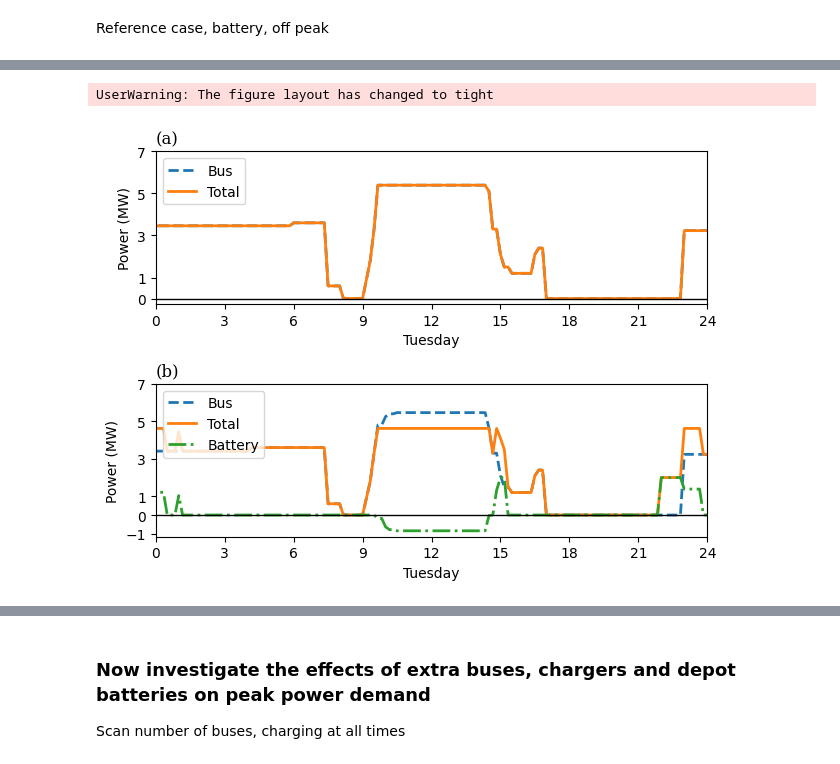
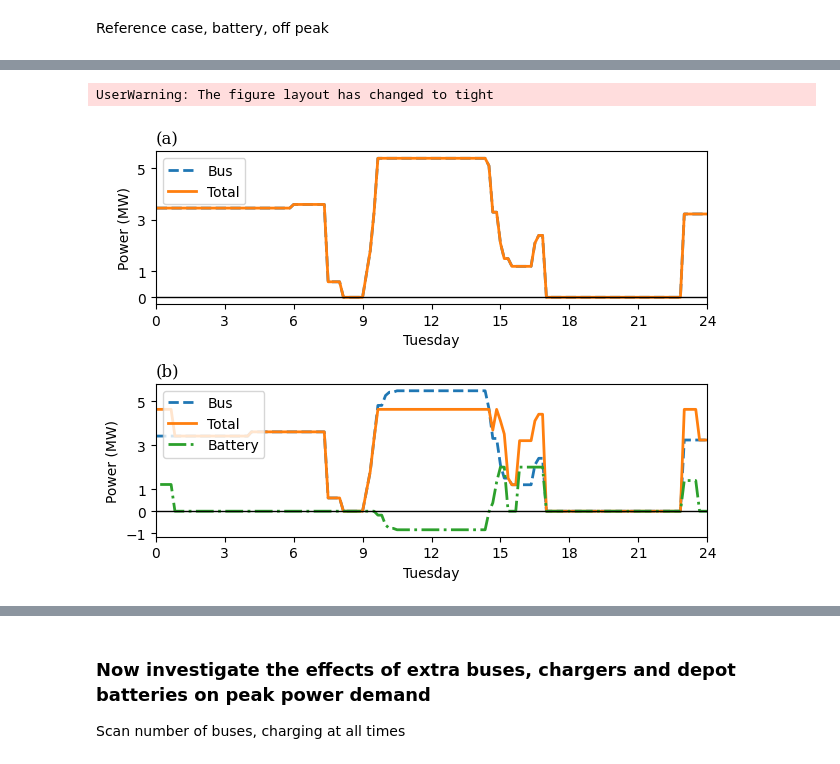
Before and after one commit to bsgip/RouteZero, a Jupyter notebook: scripts/npj_paper-Belconnen.ipynb, the cells around one changed output, grey strips where cells are left out. Drawn from its saved outputs; the diff is of its cells as text; code cells hidden in the pictures.

```diff
--- a/scripts/npj_paper-Belconnen.ipynb
+++ b/scripts/npj_paper-Belconnen.ipynb
@@ -571,10 +573,12 @@ Reference case, no battery, off peak only charging
 battery = copy.deepcopy(no_battery_specs)
 chargers = copy.deepcopy(charger_specs)
 
+
 problem = General_problem(trips_data, ec_total, bus, chargers, grid_limit=grid_limit, Q=Q, R=R,
                           start_charge=START_CHARGE, final_charge=FINAL_CHARGE, deadhead=DEADHEAD,
                           resolution=RESOLUTION, min_charge_time=MIN_CHARGE_TIME,
-                          reserve=RESERVE, battery=battery, windows=off_peak)
+                          reserve=RESERVE, battery=battery, windows=off_peak,
+                          restrict_onsite=True)
 
 t1 = time.time()
 results = problem.solve()
@@ -619,7 +623,8 @@ chargers = copy.deepcopy(charger_specs)
 problem = General_problem(trips_data, ec_total, bus, chargers, grid_limit=grid_limit, Q=Q, R=R,
                           start_charge=START_CHARGE, final_charge=FINAL_CHARGE, deadhead=DEADHEAD,
                           resolution=RESOLUTION, min_charge_time=MIN_CHARGE_TIME,
-                          reserve=RESERVE, battery=battery, windows=off_peak)
+                          reserve=RESERVE, battery=battery, windows=off_peak,
+                          restrict_onsite=True)
 
 t1 = time.time()
 results = problem.solve()
@@ -669,36 +674,36 @@ xlabels = ['0','3','6','9','12','15','18','21','24']
 
 
 plt.subplot(2, 1, 1)
 plt.plot(times / 60, off_peak_no_battery_charging/1000, '--', label='Bus', linewidth=2)
 plt.plot(times / 60, off_peak_no_battery/1000, '-', label='Total', linewidth=2)
 # plt.title('Grid power needed for charging')
 plt.xlabel('Tuesday')
 plt.ylabel('Power (MW)')
 plt.xticks(ticks=xticks, labels=xlabels)
-plt.yticks(ticks=[0,1,3,5,6])
+plt.yticks(ticks=[0,1,3,5])
 plt.xlim([tue_start, tue_end])
 plt.legend(loc='upper left')
 plt.axhline(0, linestyle='-', color='k', linewidth=1)
 
 plt.subplot(2, 1, 2)
 plt.plot(times / 60, off_peak_battery_charging/1000, '--', label='Bus', linewidth=2)
 plt.plot(times / 60, off_peak_battery/1000, '-', label='Total', linewidth=2)
 plt.plot(times / 60, off_peak_battery_battery/1000, '-.', label='Battery', linewidth=2)
 plt.xlabel('Tuesday')
 plt.ylabel('Power (MW)')
 plt.xticks(ticks=xticks, labels=xlabels)
-plt.yticks(ticks=[-1,0,1,3,5,6])
+plt.yticks(ticks=[-1,0,1,3,5])
 plt.xlim([tue_start, tue_end])
 plt.legend(loc='upper left')
 plt.axhline(0, linestyle='-', color='k', linewidth=1)
 
 plt.tight_layout()
 # plt.show()
 plt.savefig('depot_results-off_peak-zoom.pdf')
 plt.savefig('depot_results-off_peak-zoom.png')
 # %% [output]
 UserWarning: The figure layout has changed to tight
-[figure, old version]
+[figure, new version]
 # %%
 substation = pd.read_csv('Belconnen_substation_winter_average_week.csv')
 substation.set_axis(pd.period_range(start='1/1/1991', periods=len(substation), freq="15T"), inplace=True)
```
Also changed, not shown: parts of 20 cells of this notebook, 36 other files.
